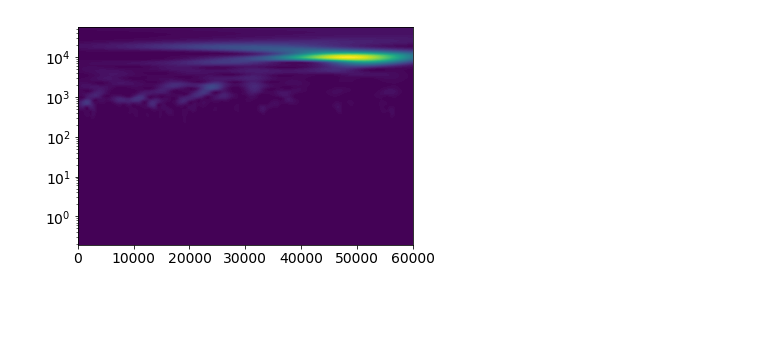
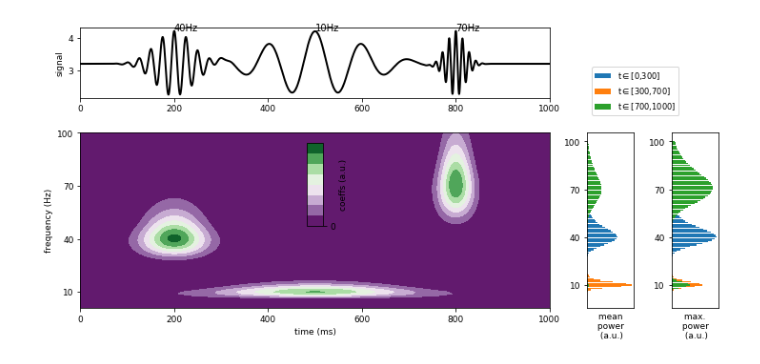
Before and after one commit to yzerlaut/NSI-paper, a Jupyter notebook: Wavelets.ipynb, the cells around one changed output. Drawn from its saved outputs; the diff is of its cells as text; code cells hidden in the pictures; blank space fills up the shorter version.

```diff
--- a/Wavelets.ipynb
+++ b/Wavelets.ipynb
@@ -330,5 +43,0 @@ class Morlet(object):
-# %%
-wavelet = Morlet(w0=6)
-for s in [0.5, 1., 2.]:
-    a = 2*wavelet.coi(s)
-    plt.plot(a*(np.arange(50)-25), np.real(wavelet.time(t=np.linspace(-a,a), s=s)))
@@ -418,9 +43,0 @@ class Morlet(object):
-# %%
-wavelet = Morlet(w0=6)
-tt = np.linspace(-1, 1, 100)
-dt = t[1]-t[0]
-for f in [1, 2, 5]:
-    a = 4.*wavelet.coi(f)
-    plt.plot(a*tt,\
-             np.real(wavelet.time(t=a*tt, f=f)), label='f='+str(f)+'Hz')
-plt.legend()
@@ -959,14 +43,0 @@ class WaveletTransform(object):
-# %%
-#given a signal x(t)
-x = Extra[cond]
-# and a sample spacing
-dt = t[1]-t[0]
-wa = WaveletTransform(x, dt=dt)
-# wavelet power spectrum
-power = wa.wavelet_power
-# scales
-scales = wa.scales
-# associated time vector
-tt = wa.time
-# reconstruction of the original data
-rx = wa.reconstruction()
@@ -979,7 +43,0 @@ plt.plot(tt, np.real(rx), 'r-')
-# %%
-fig, ax = plt.subplots()
-T, S = np.meshgrid(tt, scales)
-ax.contourf(T, S, power, 100)
-ax.set_yscale('log')
-# %% [output]
-[figure, removed]
@@ -985,0 +130,4 @@ ax.set_yscale('log')
+# %%
+illustration_plot(t, freqs, data, np.abs(coefs), dt, tstop, freq1, freq2, freq3);
+# %% [output]
+[figure, added]
```
Also changed, not shown: parts of 51 cells of this notebook.
